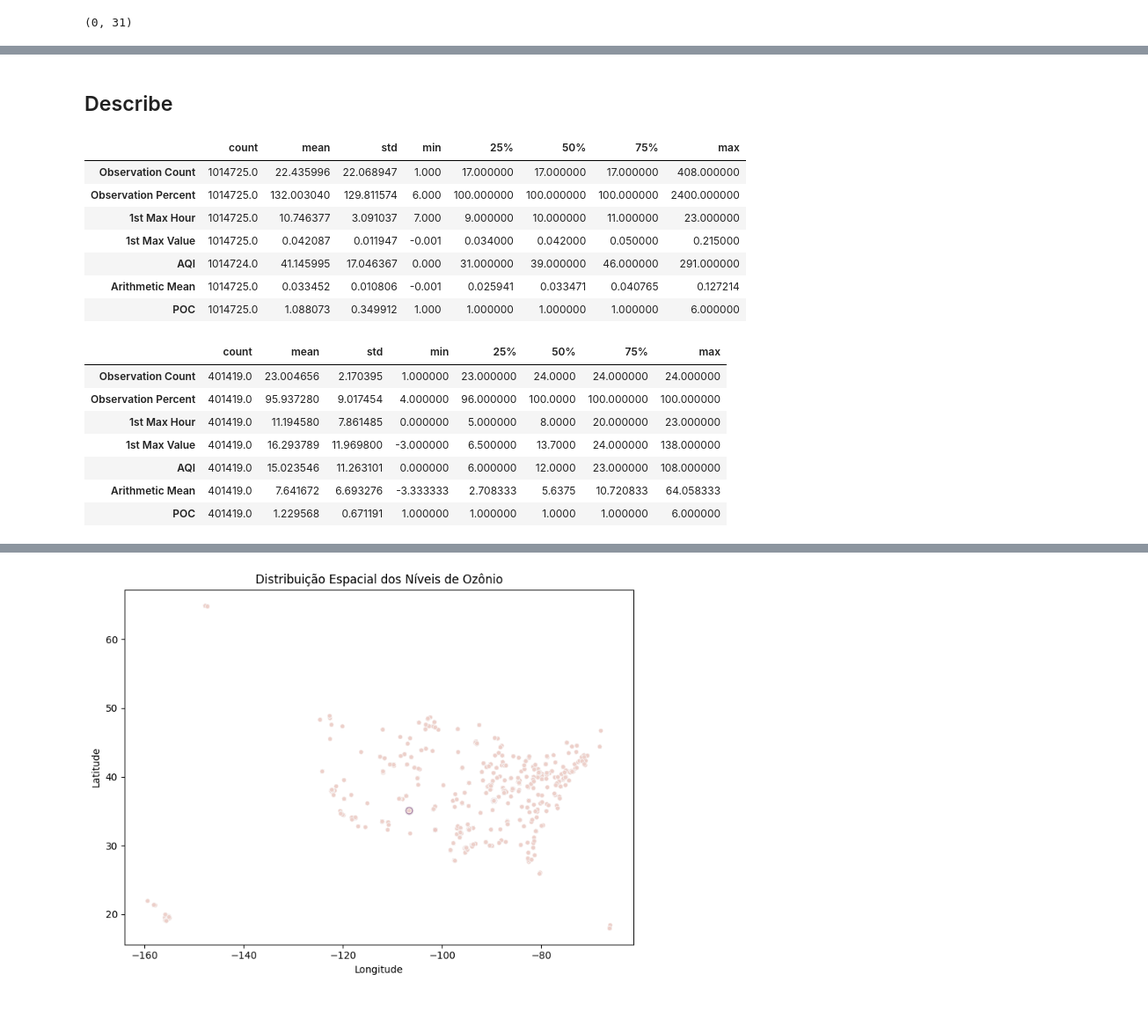
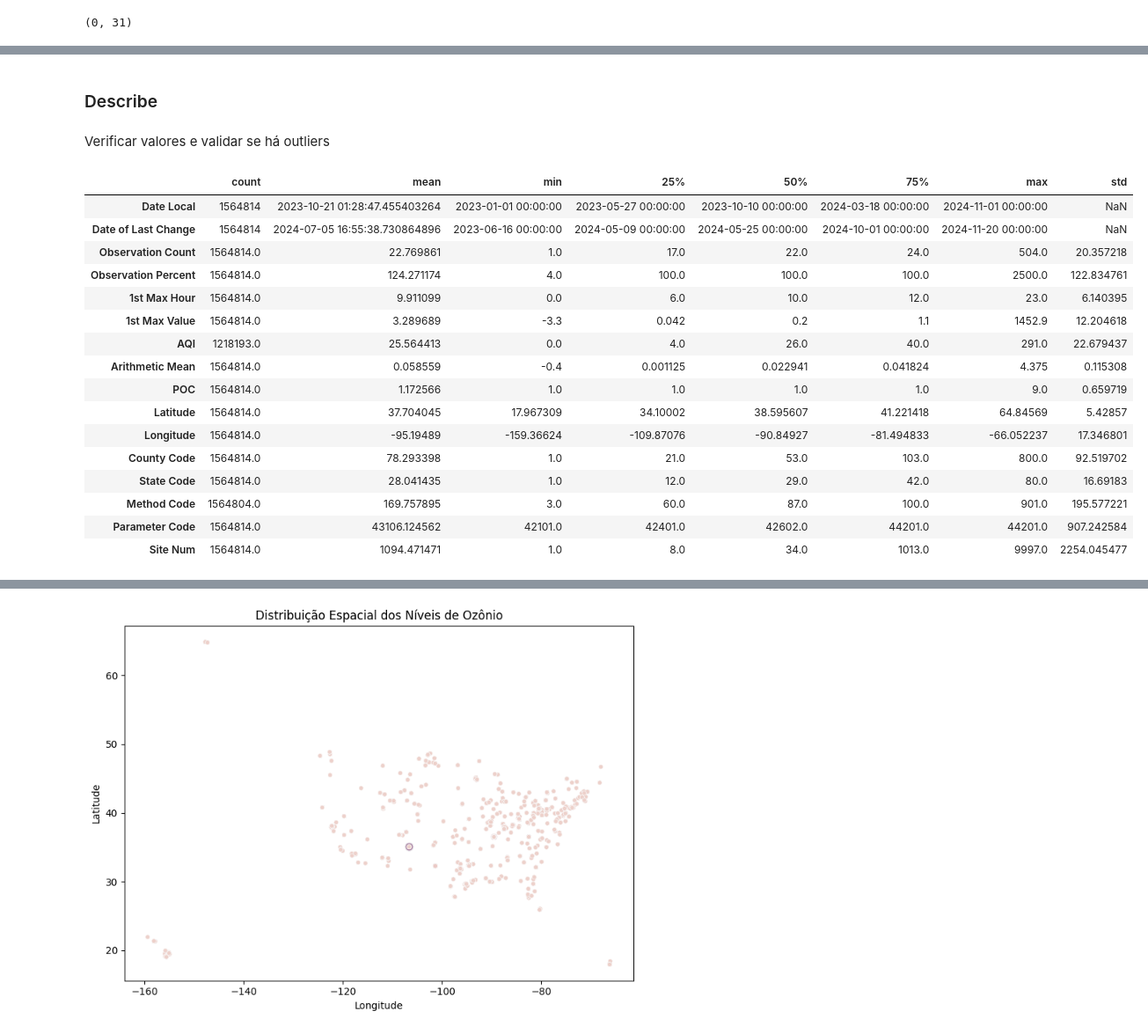
Before and after one commit to GSStoffel/exploracao_de_dados_qualidade_do_ar, a Jupyter notebook: notebook.ipynb, the cells around one changed output, grey strips where cells are left out. Shown at 88% size. Saved outputs shown, nothing was run; the diff lists cells and outputs as text; code cells hidden in the pictures; blank space fills up the shorter version.

```diff
--- a/notebook.ipynb
+++ b/notebook.ipynb
@@ -55,7 +60,7 @@ urlso2_base = 'https://aqs.epa.gov/aqsweb/airdata/daily_42401_{year}.zip',
 urlco_base = 'https://aqs.epa.gov/aqsweb/airdata/daily_42101_{year}.zip',
 urlno2_base = 'https://aqs.epa.gov/aqsweb/airdata/daily_42602_{year}.zip',
 
-ano_inicio = 2022
+ano_inicio = 2023
 ano_fim = 2024
 
 for ano in range(ano_inicio, ano_fim+1):
@@ -485,5 +533,5 @@ df_co[df_co['Method Code'].isnull()][['Method Code', 'Method Name']].sample()
 # %% [markdown]
 Avaliado que os registros os quais a coluna Method Code está nula (NaN) o Method Name tem valores "-", o que representa que não há nome, então não há uma real necessidade de tratamento. Mas pode ser interessante substituir o "-" por NA para facilitar a visualização e tratamento futuro.
 # %%
-df_ozone['Method Name'] = df_ozone['Method Name'].str.strip().replace('-', pd.NA)
+df_all['Method Name'] = df_all['Method Name'].str.strip().replace('-', pd.NA)
 # %%
@@ -645,0 +617,5 @@ df_co = df_co[columns_reorder]
+# %%
+# Nas linhas onde a unidade de medida é "Parts per billion", deve dividir por 1000
+df_all.loc[df_all['Units of Measure'] == 'Parts per billion', 'Arithmetic Mean'] = df_all.loc[df_all['Units of Measure'] == 'Parts per billion', 'Arithmetic Mean'] / 1000
+# %%
+df_all['Units of Measure'] = df_all['Units of Measure'].replace('Parts per billion', 'Parts per million')
@@ -646,24 +631,24 @@ df_co = df_co[columns_reorder]
 # %% [markdown]
-## Describe
+### Describe
+# %% [markdown]
+Verificar valores e validar se há outliers
 # %%
-df_ozone.describe().T
+df_all.describe().T
 # %% [output]
-|  | count | mean | std | min | 25% | 50% | 75% | max |
-| Observation Count | 1014725.0 | 22.435996 | 22.068947 | 1.000 | 17.000000 | 17.000000 | 17.000000 | 408.000000 |
-| Observation Percent | 1014725.0 | 132.003040 | 129.811574 | 6.000 | 100.000000 | 100.000000 | 100.000000 | 2400.000000 |
-| 1st Max Hour | 1014725.0 | 10.746377 | 3.091037 | 7.000 | 9.000000 | 10.000000 | 11.000000 | 23.000000 |
-| 1st Max Value | 1014725.0 | 0.042087 | 0.011947 | -0.001 | 0.034000 | 0.042000 | 0.050000 | 0.215000 |
-| AQI | 1014724.0 | 41.145995 | 17.046367 | 0.000 | 31.000000 | 39.000000 | 46.000000 | 291.000000 |
-| Arithmetic Mean | 1014725.0 | 0.033452 | 0.010806 | -0.001 | 0.025941 | 0.033471 | 0.040765 | 0.127214 |
-| POC | 1014725.0 | 1.088073 | 0.349912 | 1.000 | 1.000000 | 1.000000 | 1.000000 | 6.000000 |
+|  | count | mean | min | 25% | 50% | 75% | max | std |
+| Date Local | 1564814 | 2023-10-21 01:28:47.455403264 | 2023-01-01 00:00:00 | 2023-05-27 00:00:00 | 2023-10-10 00:00:00 | 2024-03-18 00:00:00 | 2024-11-01 00:00:00 | NaN |
+| Date of Last Change | 1564814 | 2024-07-05 16:55:38.730864896 | 2023-06-16 00:00:00 | 2024-05-09 00:00:00 | 2024-05-25 00:00:00 | 2024-10-01 00:00:00 | 2024-11-20 00:00:00 | NaN |
+| Observation Count | 1564814.0 | 22.769861 | 1.0 | 17.0 | 22.0 | 24.0 | 504.0 | 20.357218 |
+| Observation Percent | 1564814.0 | 124.271174 | 4.0 | 100.0 | 100.0 | 100.0 | 2500.0 | 122.834761 |
+| 1st Max Hour | 1564814.0 | 9.911099 | 0.0 | 6.0 | 10.0 | 12.0 | 23.0 | 6.140395 |
+| 1st Max Value | 1564814.0 | 3.289689 | -3.3 | 0.042 | 0.2 | 1.1 | 1452.9 | 12.204618 |
+| AQI | 1218193.0 | 25.564413 | 0.0 | 4.0 | 26.0 | 40.0 | 291.0 | 22.679437 |
+| Arithmetic Mean | 1564814.0 | 0.058559 | -0.4 | 0.001125 | 0.022941 | 0.041824 | 4.375 | 0.115308 |
+| POC | 1564814.0 | 1.172566 | 1.0 | 1.0 | 1.0 | 1.0 | 9.0 | 0.659719 |
+| Latitude | 1564814.0 | 37.704045 | 17.967309 | 34.10002 | 38.595607 | 41.221418 | 64.84569 | 5.42857 |
+| Longitude | 1564814.0 | -95.19489 | -159.36624 | -109.87076 | -90.84927 | -81.494833 | -66.052237 | 17.346801 |
+| County Code | 1564814.0 | 78.293398 | 1.0 | 21.0 | 53.0 | 103.0 | 800.0 | 92.519702 |
+| State Code | 1564814.0 | 28.041435 | 1.0 | 12.0 | 29.0 | 42.0 | 80.0 | 16.69183 |
+| Method Code | 1564804.0 | 169.757895 | 3.0 | 60.0 | 87.0 | 100.0 | 901.0 | 195.577221 |
+| Parameter Code | 1564814.0 | 43106.124562 | 42101.0 | 42401.0 | 42602.0 | 44201.0 | 44201.0 | 907.242584 |
+| Site Num | 1564814.0 | 1094.471471 | 1.0 | 8.0 | 34.0 | 1013.0 | 9997.0 | 2254.045477 |
-# %%
-df_no2.describe().T
-# %% [output]
-|  | count | mean | std | min | 25% | 50% | 75% | max |
-| Observation Count | 401419.0 | 23.004656 | 2.170395 | 1.000000 | 23.000000 | 24.0000 | 24.000000 | 24.000000 |
-| Observation Percent | 401419.0 | 95.937280 | 9.017454 | 4.000000 | 96.000000 | 100.0000 | 100.000000 | 100.000000 |
-| 1st Max Hour | 401419.0 | 11.194580 | 7.861485 | 0.000000 | 5.000000 | 8.0000 | 20.000000 | 23.000000 |
-| 1st Max Value | 401419.0 | 16.293789 | 11.969800 | -3.000000 | 6.500000 | 13.7000 | 24.000000 | 138.000000 |
-| AQI | 401419.0 | 15.023546 | 11.263101 | 0.000000 | 6.000000 | 12.0000 | 23.000000 | 108.000000 |
-| Arithmetic Mean | 401419.0 | 7.641672 | 6.693276 | -3.333333 | 2.708333 | 5.6375 | 10.720833 | 64.058333 |
-| POC | 401419.0 | 1.229568 | 0.671191 | 1.000000 | 1.000000 | 1.0000 | 1.000000 | 6.000000 |
```
Also changed, not shown: parts of 84 cells of this notebook.
